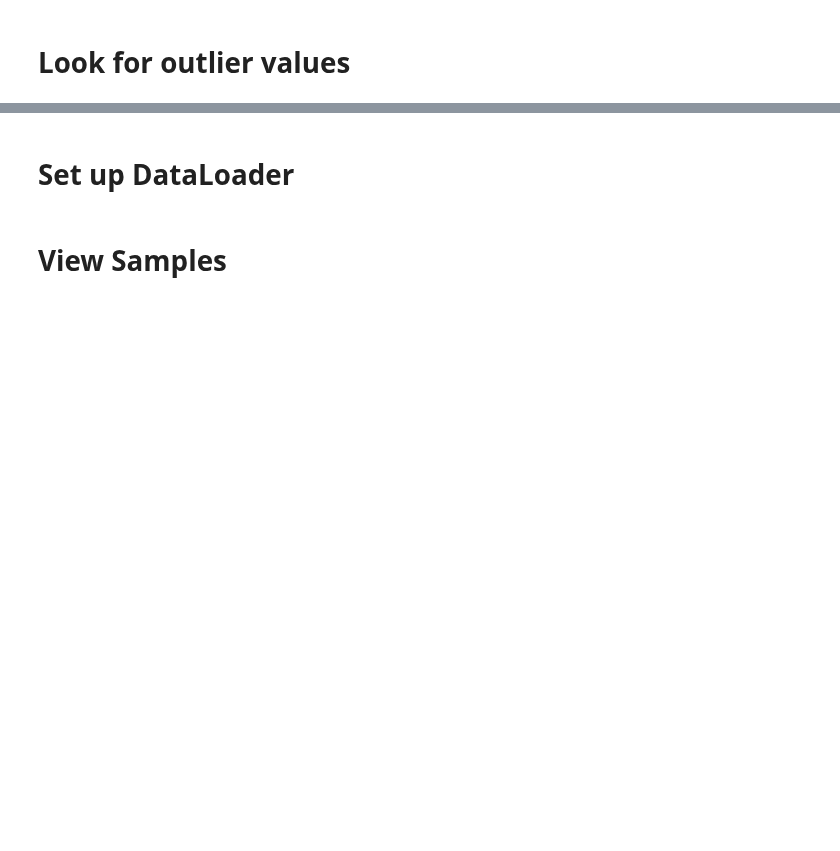
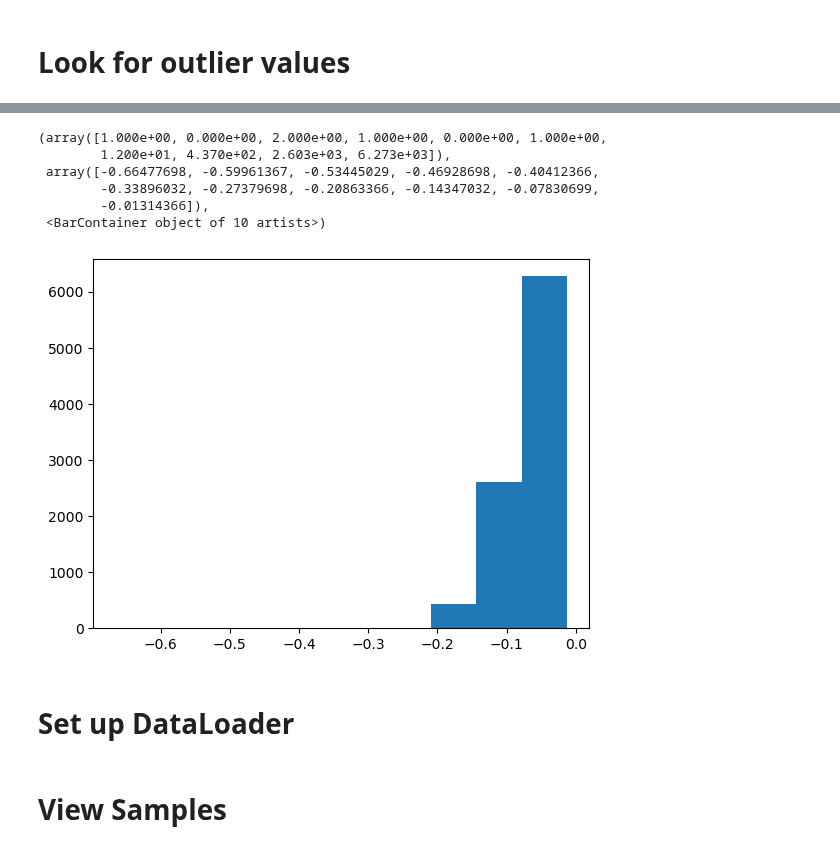
Before and after one commit to EllingtonKirby/Pipe-Corrosion-Detection, a Jupyter notebook: exploration.ipynb, the cells around one changed output, grey strips where cells are left out. Drawn from its saved outputs; the diff is of its cells as text; code cells hidden in the pictures; blank space fills up the shorter version.

```diff
--- a/exploration.ipynb
+++ b/exploration.ipynb
@@ -102,3 +170,15 @@ merged = merged.drop(merged.loc[outliers.tolist()].index)
+# %%
+data = torch.from_numpy(np.vstack(merged['data'].to_numpy(dtype=np.ndarray)))
+data = torch.nan_to_num(data)
+plt.hist(data.min(dim=1, keepdim=True).values.flatten())
+# %% [output]
+(array([1.000e+00, 0.000e+00, 2.000e+00, 1.000e+00, 0.000e+00, 1.000e+00,
+        1.200e+01, 4.370e+02, 2.603e+03, 6.273e+03]),
+ array([-0.66477698, -0.59961367, -0.53445029, -0.46928698, -0.40412366,
+        -0.33896032, -0.27379698, -0.20863366, -0.14347032, -0.07830699,
+        -0.01314366]),
+ <BarContainer object of 10 artists>)
+[figure, added]
 # %% [markdown]
 # Set up DataLoader
 # %%
```
Also changed, not shown: parts of 11 cells of this notebook, 4 other files.
